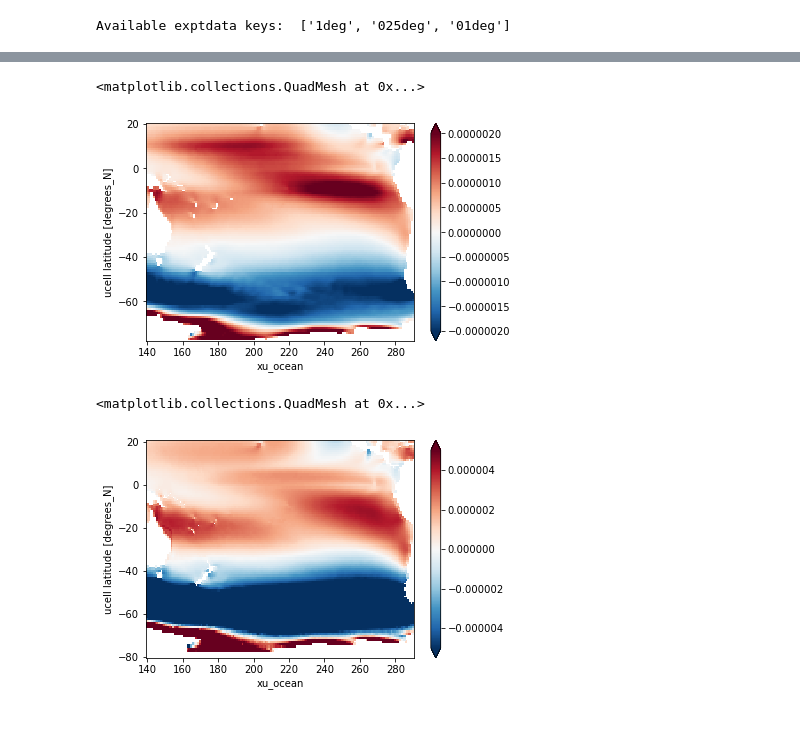
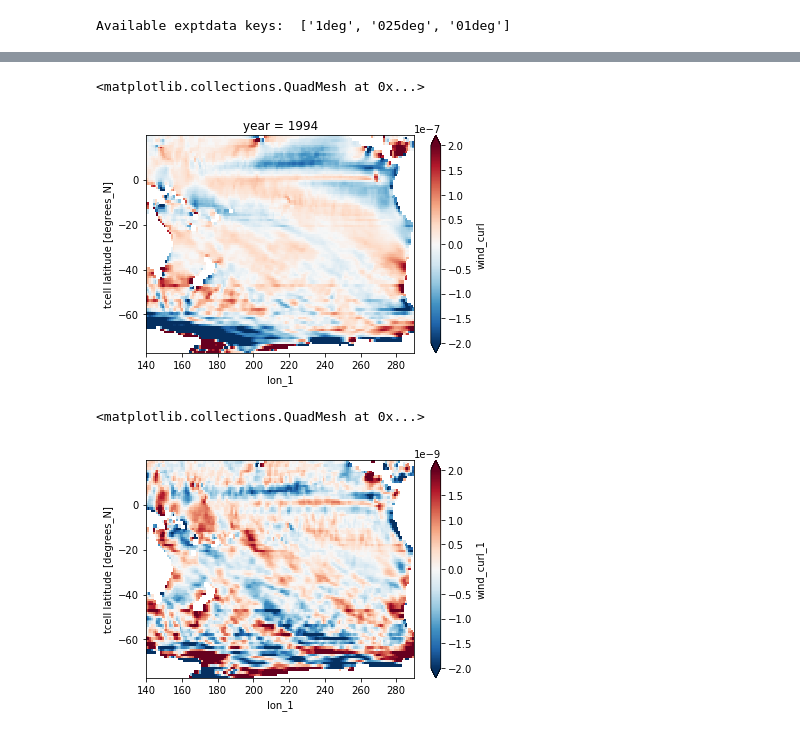
Before and after one commit to ERDuran/Australian-waters-diagnostics, a Jupyter notebook: scripts/p66_plot_Pacific_winds.ipynb, the cells around one changed output, grey strips where cells are left out. Saved outputs shown, nothing was run; the diff lists cells and outputs as text; code cells hidden in the pictures.

Commit message:
Pacific ocean wind stress maps

```diff
--- a/scripts/p66_plot_Pacific_winds.ipynb
+++ b/scripts/p66_plot_Pacific_winds.ipynb
@@ -94,7 +94,7 @@ Coordinates:
   * yu_ocean  (yu_ocean) float64 -79.99 -79.02 -78.0 -76.99 ... 18.0 19.04 19.98
   * xu_ocean  (xu_ocean) float64 140.0 141.0 142.0 143.0 ... 288.0 289.0 290.0
 # %%
-tau_y_z0_1_mod = xr.open_dataset(input_path + 'tau_y_z0_1_mod.nc').tau_y_z0_1_mod
+tau_y_z0_1_mod = xr.open_dataset(input_path + 'tau_y_z0_1_mod.nc').tau_y_z0_1_mod.sel(yu_ocean=slice(-77.5,20))
 print(tau_y_z0_1_mod)
 tau_y_z0_1_slope_mod = xr.open_dataset(input_path + 'tau_y_z0_1_slope_mod.nc').tau_y_z0_1_slope_mod*10
 print(tau_y_z0_1_slope_mod)
@@ -169,13 +176,33 @@ dyu_z0_1_mod.plot()
 # %%
-tau_y_dxu = tau_y_z0_1_mod / dxu_z0_1_mod
-tau_x_dyu = tau_x_z0_1_mod / dyu_z0_1_mod
+dtau_y = \
+tau_y_z0_1_mod.interp(xu_ocean=dxt_z0_1_mod.xt_ocean).isel(yu_ocean=slice(1,98)).values - \
+tau_y_z0_1_mod.interp(xu_ocean=dxt_z0_1_mod.xt_ocean).isel(yu_ocean=slice(0,97)).values
+print(np.shape(dtau_y))
+tau_y_dxu = dtau_y / dxt_z0_1_mod.expand_dims(dim='year', axis=2).values
+print(np.shape(tau_y_dxu))
+
+dtau_x = \
+tau_x_z0_1_mod.interp(yu_ocean=dyt_z0_1_mod.yt_ocean).isel(xu_ocean=slice(1,151)).values - \
+tau_x_z0_1_mod.interp(yu_ocean=dyt_z0_1_mod.yt_ocean).isel(xu_ocean=slice(0,150)).values
+print(np.shape(dtau_x))
+tau_x_dyu = dtau_x / dyt_z0_1_mod.expand_dims(dim='year', axis=2).values
+print(np.shape(tau_x_dyu))
+
 wind_curl_1_mod = tau_y_dxu - tau_x_dyu
+print(np.shape(wind_curl_1_mod))
 
-year = wind_curl_1_mod.year
-lat_1_mod = wind_curl_1_mod.yu_ocean
-lon_1_mod = wind_curl_1_mod.xu_ocean
+wind_curl = xr.DataArray(
+    wind_curl_1_mod,
+    dims=('lat_1', 'lon_1', 'year'),
+    coords=[dxt_z0_1_mod.yt_ocean, dxt_z0_1_mod.xt_ocean, tau_y_z0_1_mod.year],
+    name='wind_curl')
+print(wind_curl)
 
-wind_curl_1_trans_mod = wind_curl_1_mod.transpose('year','yu_ocean','xu_ocean')
+year = tau_y_z0_1_mod.year
+lat_1_mod = wind_curl.lat_1
+lon_1_mod = wind_curl.lon_1
+
+wind_curl_1_trans_mod = wind_curl.transpose('year','lat_1','lon_1')
 print(np.shape(wind_curl_1_trans_mod))
 wind_curl_1_slope_mod = xr.DataArray(
     np.zeros([np.shape(lat_1_mod)[0], np.shape(lon_1_mod)[0]]), dims=(
@@ -350,10 +240,10 @@ Coordinates:
 # %%
-wind_curl_1_mod.mean('year').plot(vmax=0.000002)
+wind_curl.isel(year=1).plot(vmax=0.0000002)
 # %% [output]
 <matplotlib.collections.QuadMesh at 0x...>
-[figure, old version]
+[figure, new version]
 # %%
-wind_curl_025_mod.mean('year').plot(vmax=0.000005)
+wind_curl_1_slope_mod.plot(vmax=0.000000002)
 # %% [output]
 <matplotlib.collections.QuadMesh at 0x...>
-[figure, old version]
+[figure, new version]
```
Also changed, not shown: parts of 16 cells of this notebook.
